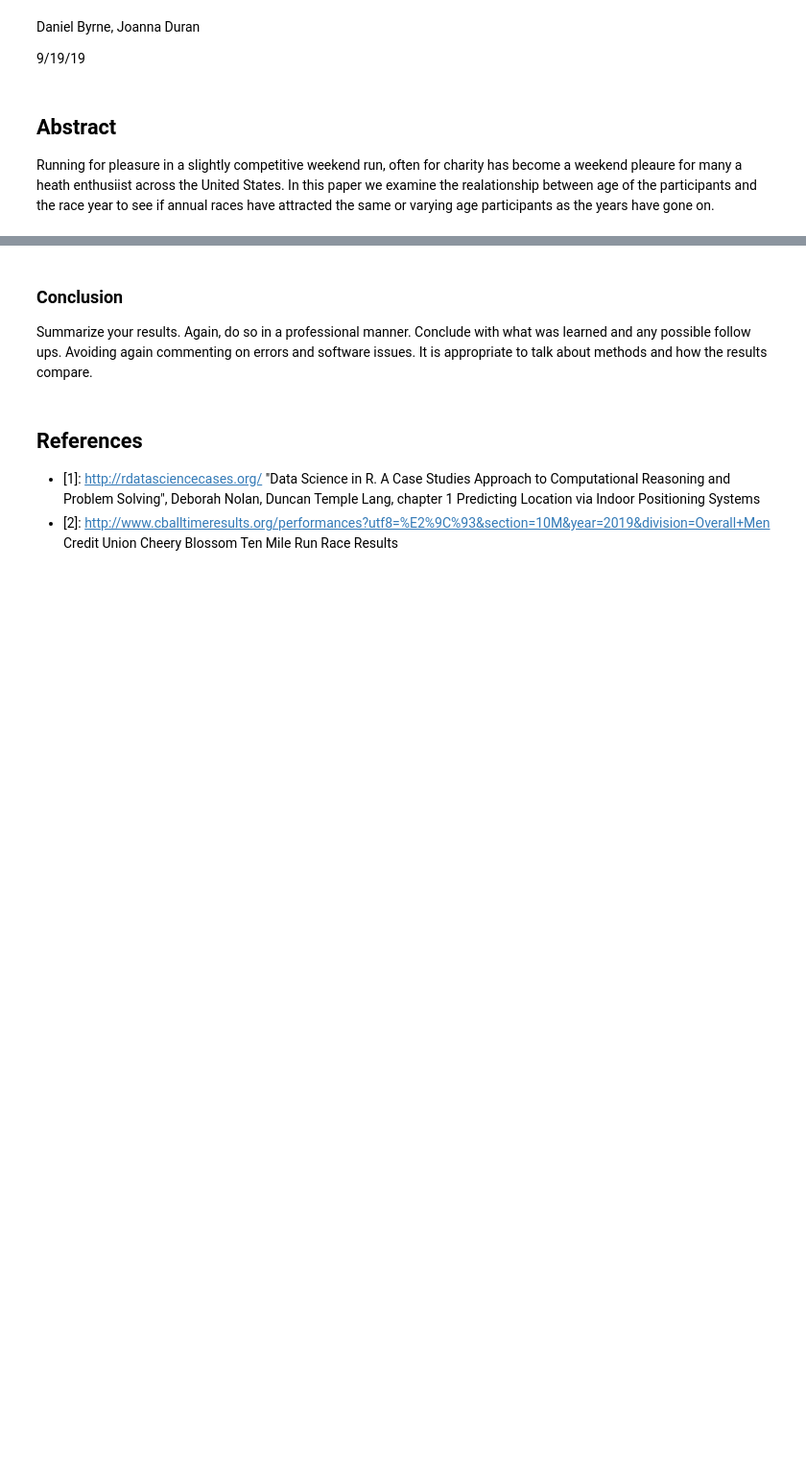
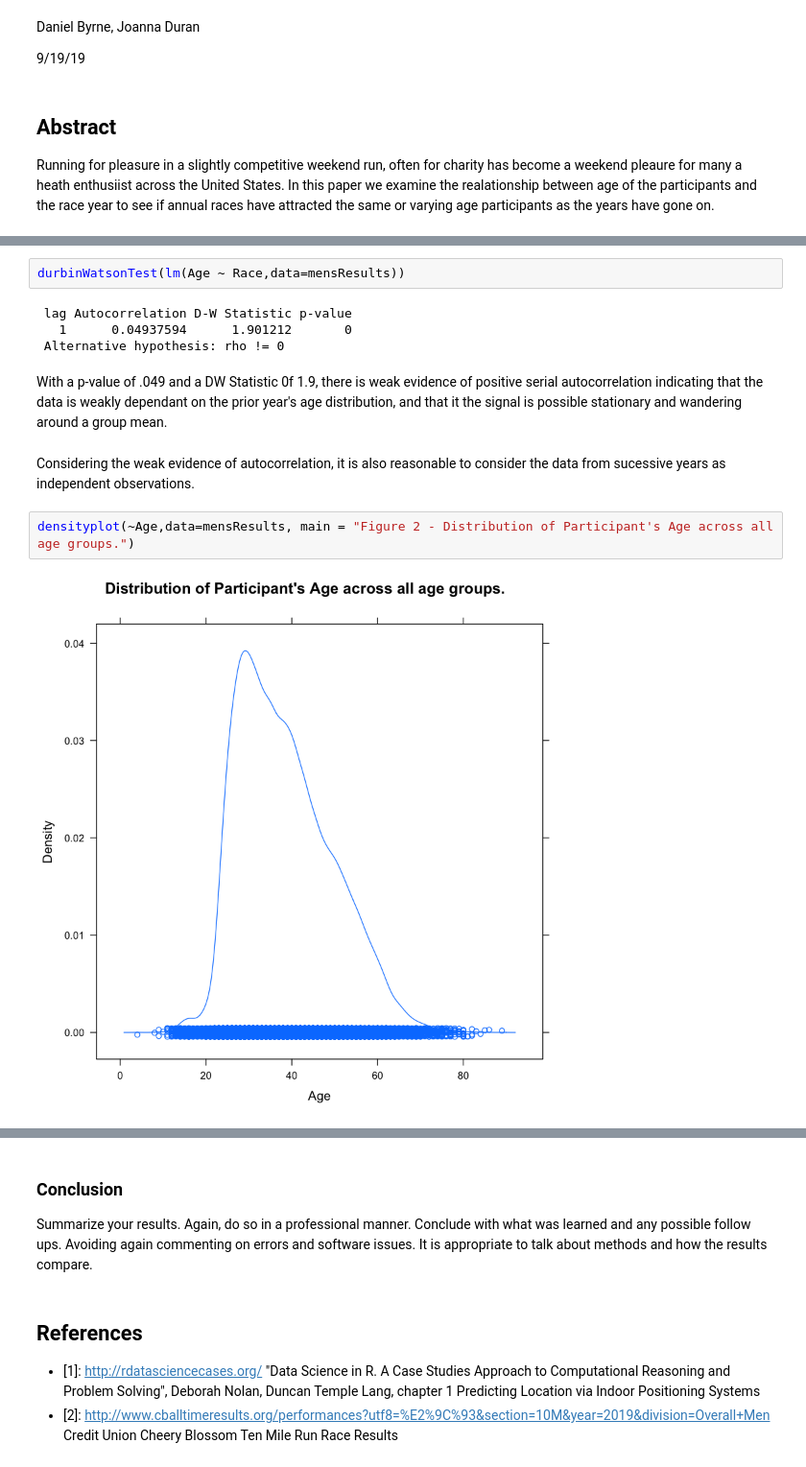
Before and after one commit to jduranengineer/QTW-Projects, a Jupyter notebook: Proj 2 Cherry Blossom/Byrne_Duran_Hwk_2.ipynb, the cells around one changed output, grey strips where cells are left out. Shown at 96% size. Saved outputs shown, nothing was run; the diff lists cells and outputs as text; blank space fills up the shorter version.

```diff
--- a/Proj 2 Cherry Blossom/Byrne_Duran_Hwk_2.ipynb
+++ b/Proj 2 Cherry Blossom/Byrne_Duran_Hwk_2.ipynb
@@ -64,0 +95,14 @@ ERROR: Error in parse(text = x, srcfile = src): <text>:2:1: unexpected input
+# %%
+durbinWatsonTest(lm(Age ~ Race,data=mensResults))
+# %% [output]
+ lag Autocorrelation D-W Statistic p-value
+   1      0.04937594      1.901212       0
+ Alternative hypothesis: rho != 0
+# %% [markdown]
+With a p-value of .049 and a DW Statistic 0f 1.9, there is weak evidence of positive serial autocorrelation indicating that the data is weakly dependant on the prior year's age distribution, and that it the signal is possible stationary and wandering around a group mean.
+# %% [markdown]
+Considering the weak evidence of autocorrelation, it is also reasonable to consider the data from sucessive years as independent observations.
+# %%
+densityplot(~Age,data=mensResults, main = "Figure 2 - Distribution of Participant's Age across all age groups.")
+# %% [output]
+[figure, added]
```
Also changed, not shown: parts of 10 cells of this notebook, 2 other files.
